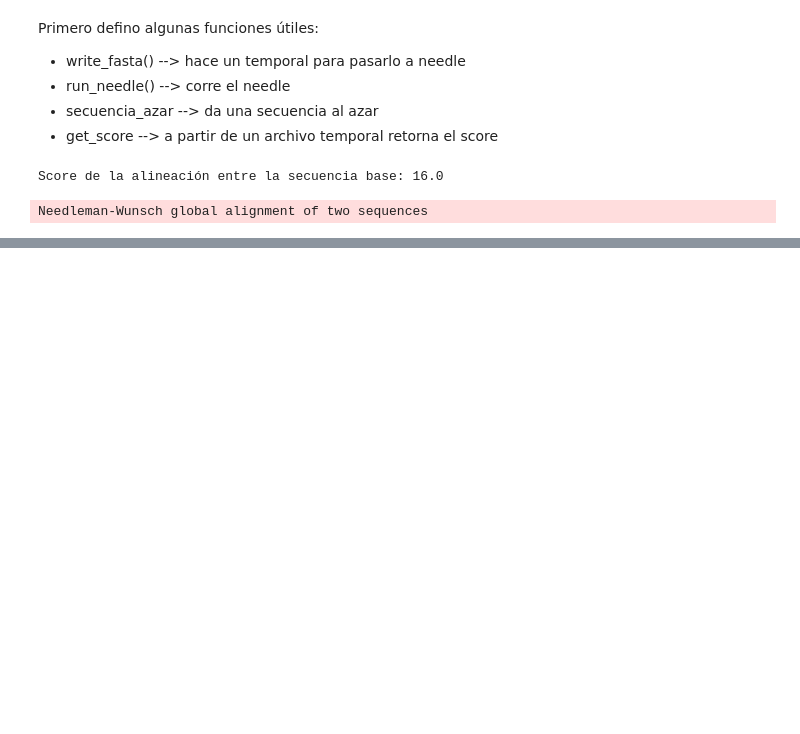
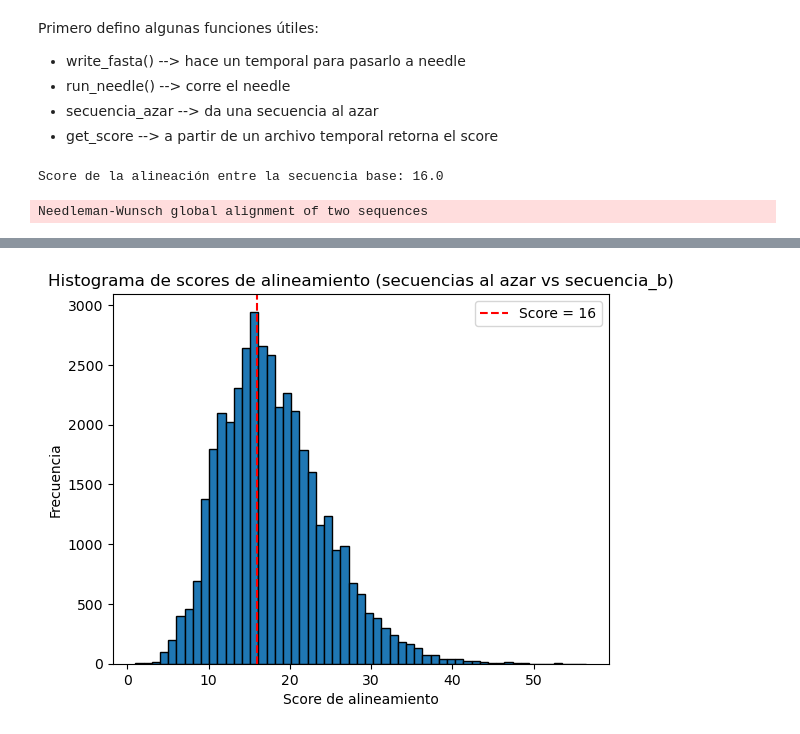
Before and after one commit to Kiki1108/p-value-alienamiento, a Jupyter notebook: notebook.ipynb, the cells around one changed output, grey strips where cells are left out. Saved outputs shown, nothing was run; the diff lists cells and outputs as text; code cells hidden in the pictures; blank space fills up the shorter version.

```diff
--- a/notebook.ipynb
+++ b/notebook.ipynb
@@ -153,0 +198,10 @@ plt.show()
+# %%
+plt.hist(scores_azar, bins=55, edgecolor='black')
+plt.xlabel('Score de alineamiento')
+plt.ylabel('Frecuencia')
+plt.title('Histograma de scores de alineamiento (secuencias al azar vs secuencia_b)')
+plt.axvline(x=16, color='red', linestyle='--', label='Score = 16')
+plt.legend()
+plt.show()
+# %% [output]
+[figure, added]
```
Also changed, not shown: parts of 3 cells of this notebook.
